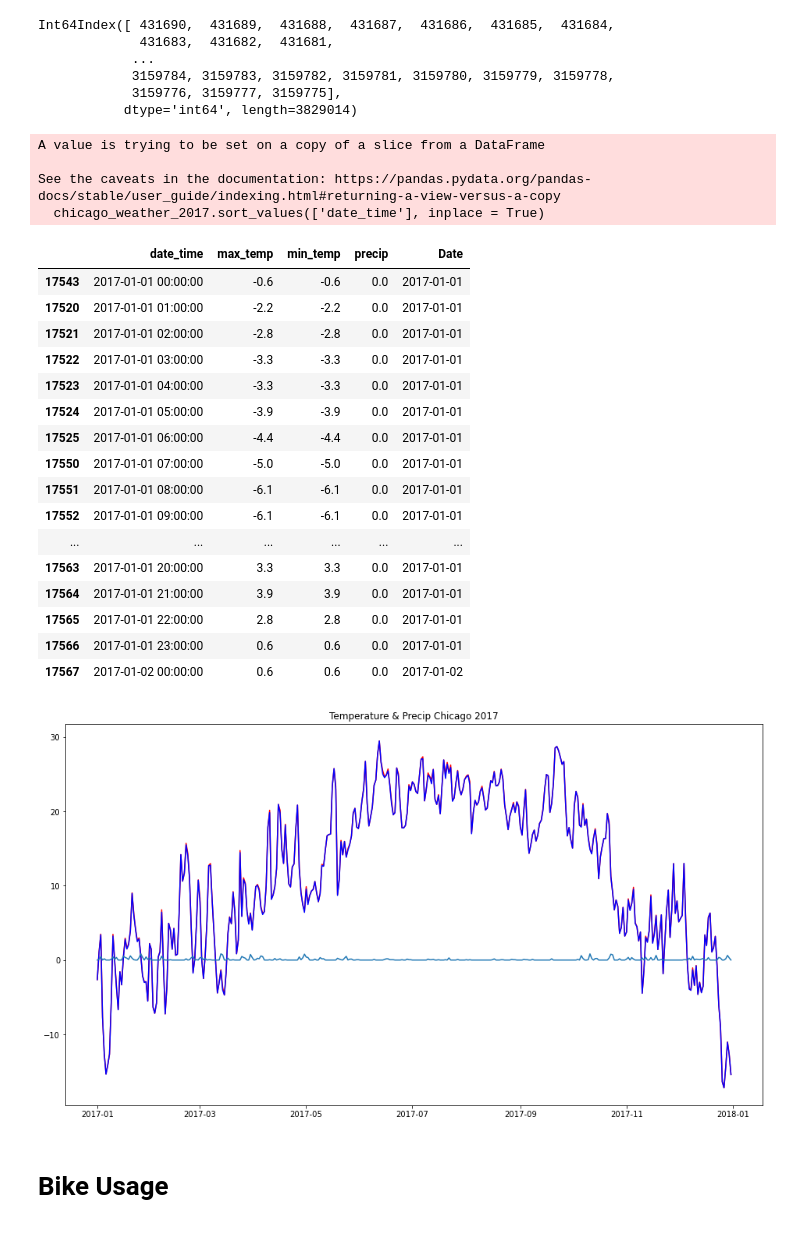
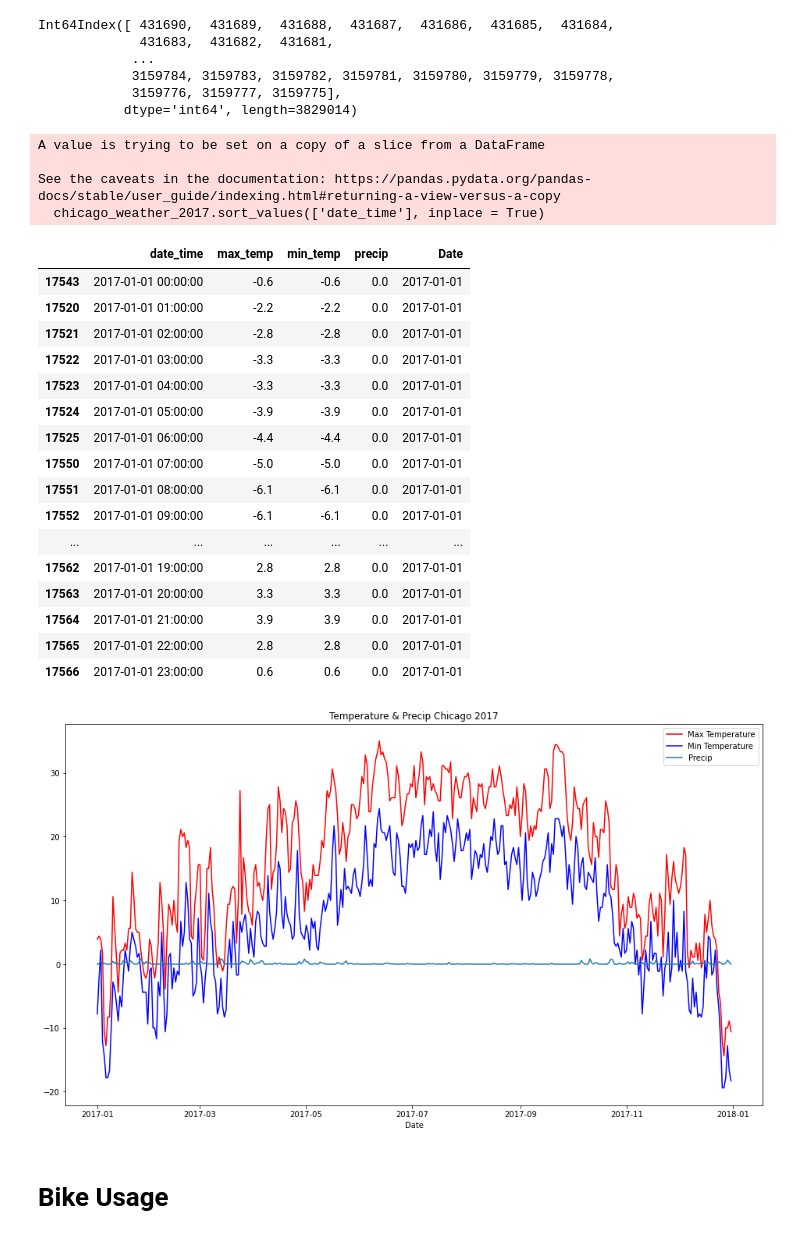
Before and after one commit to NeffIsBack/ThePredictors_DSML_Team_Assignment, a Jupyter notebook: Code_TeamAssignment.ipynb, the cells around one changed output. Drawn from its saved outputs; the diff is of its cells as text; code cells hidden in the pictures.

```diff
--- a/Code_TeamAssignment.ipynb
+++ b/Code_TeamAssignment.ipynb
@@ -157,7 +157,7 @@ chicago_weather_2017 = chicago_weather[(chicago_weather['Date'] >= first_date) &
 
 chicago_weather_2017.sort_values(['date_time'], inplace = True)
 
-chicago_weather_2017.head(25)
+chicago_weather_2017.head(24)
 # %% [output]
 A value is trying to be set on a copy of a slice from a DataFrame
 
@@ -175,8 +175,8 @@ See the caveats in the documentation: https://pandas.pydata.org/pandas-docs/stab
 | 17551 | 2017-01-01 08:00:00 | -6.1 | -6.1 | 0.0 | 2017-01-01 |
 | 17552 | 2017-01-01 09:00:00 | -6.1 | -6.1 | 0.0 | 2017-01-01 |
 | ... | ... | ... | ... | ... | ... |
+| 17562 | 2017-01-01 19:00:00 | 2.8 | 2.8 | 0.0 | 2017-01-01 |
 | 17563 | 2017-01-01 20:00:00 | 3.3 | 3.3 | 0.0 | 2017-01-01 |
 | 17564 | 2017-01-01 21:00:00 | 3.9 | 3.9 | 0.0 | 2017-01-01 |
 | 17565 | 2017-01-01 22:00:00 | 2.8 | 2.8 | 0.0 | 2017-01-01 |
 | 17566 | 2017-01-01 23:00:00 | 0.6 | 0.6 | 0.0 | 2017-01-01 |
-| 17567 | 2017-01-02 00:00:00 | 0.6 | 0.6 | 0.0 | 2017-01-02 |
@@ -183,20 +185,25 @@ See the caveats in the documentation: https://pandas.pydata.org/pandas-docs/stab
 # %%
+chicago_weather_MaxTemp_daily = chicago_weather_2017.groupby('Date')['max_temp'].max()
+chicago_weather_MinTemp_daily = chicago_weather_2017.groupby('Date')['min_temp'].min()
+
 chicago_weather_AvMaxTemp_daily = chicago_weather_2017.groupby('Date')['max_temp'].mean()
 chicago_weather_AvMinTemp_daily = chicago_weather_2017.groupby('Date')['min_temp'].mean()
 chicago_weather_precip_daily = chicago_weather_2017.groupby('Date')['precip'].mean()
 
 fig, ax = plt.subplots(figsize = (16,9))
 
-ax.plot(chicago_weather_AvMaxTemp_daily, 'r-')
-ax.plot(chicago_weather_AvMinTemp_daily, 'b-')
-ax.plot(chicago_weather_precip_daily)
+ax.plot(chicago_weather_MaxTemp_daily, 'r-', label='Max Temperature')
+ax.plot(chicago_weather_MinTemp_daily, 'b-', label='Min Temperature')
+ax.plot(chicago_weather_precip_daily, label='Precip')
 
 
 ax.set_title('Temperature & Precip Chicago 2017')
+ax.set_xlabel('Date')
+ax.legend()
 
 plt.show()
 # %% [output]
-[figure, old version]
+[figure, new version]
 # %% [markdown]
 # Bike Usage
 # %%
```
Also changed, not shown: parts of 7 cells of this notebook.
